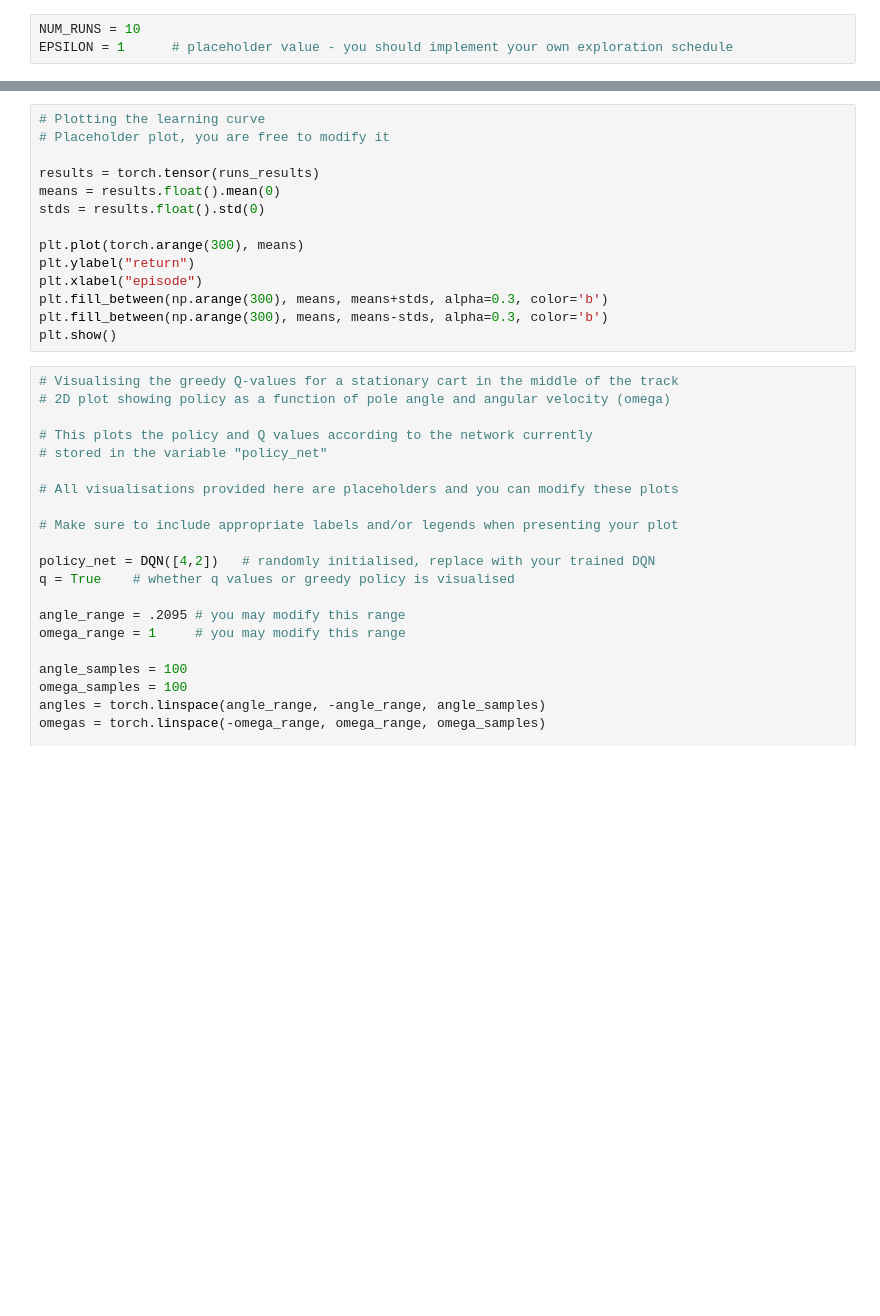
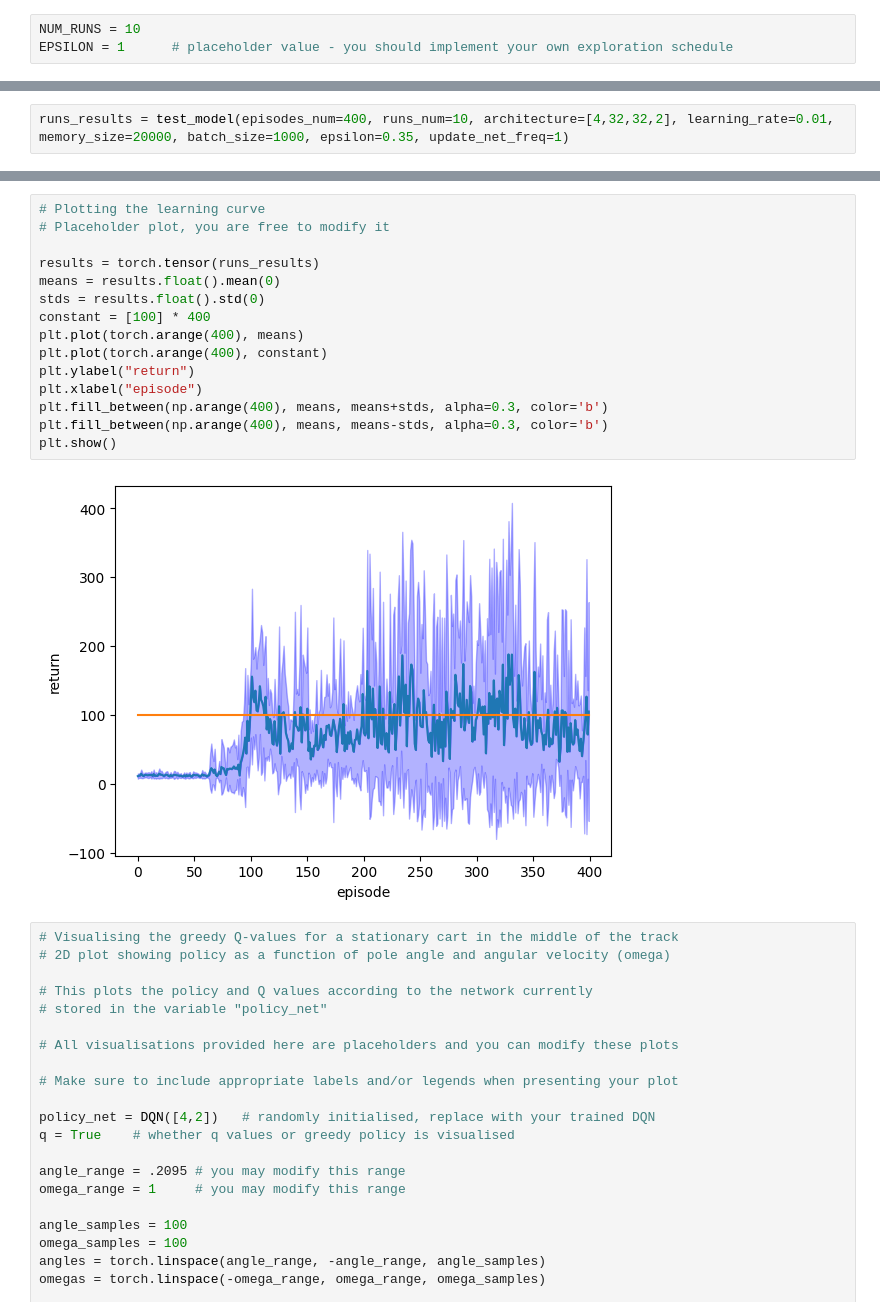
Before and after one commit to mitsides06/DQN-Hyperparameter-Tuning, a Jupyter notebook: coursework2.ipynb, the cells around one changed output, grey strips where cells are left out. Saved outputs shown, nothing was run; the diff lists cells and outputs as text; blank space fills up the shorter version.

```diff
--- a/coursework2.ipynb
+++ b/coursework2.ipynb
@@ -77,0 +88,2 @@ print('Complete')
+# %%
+runs_results = test_model(episodes_num=400, runs_num=10, architecture=[4,32,32,2], learning_rate=0.01, memory_size=20000, batch_size=1000, epsilon=0.35, update_net_freq=1)
@@ -78,17 +108,20 @@ print('Complete')
 # %%
 # Plotting the learning curve
 # Placeholder plot, you are free to modify it
 
 results = torch.tensor(runs_results)
 means = results.float().mean(0)
 stds = results.float().std(0)
-
-plt.plot(torch.arange(300), means)
+constant = [100] * 400
+plt.plot(torch.arange(400), means)
+plt.plot(torch.arange(400), constant)
 plt.ylabel("return")
 plt.xlabel("episode")
-plt.fill_between(np.arange(300), means, means+stds, alpha=0.3, color='b')
-plt.fill_between(np.arange(300), means, means-stds, alpha=0.3, color='b')
+plt.fill_between(np.arange(400), means, means+stds, alpha=0.3, color='b')
+plt.fill_between(np.arange(400), means, means-stds, alpha=0.3, color='b')
 plt.show()
+# %% [output]
+[figure, added]
 # %%
 # Visualising the greedy Q-values for a stationary cart in the middle of the track
 # 2D plot showing policy as a function of pole angle and angular velocity (omega)
```
Also changed, not shown: parts of 3 cells of this notebook.
